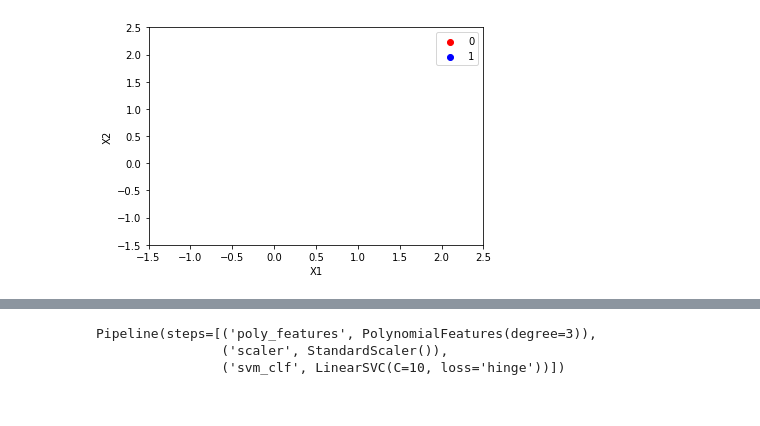
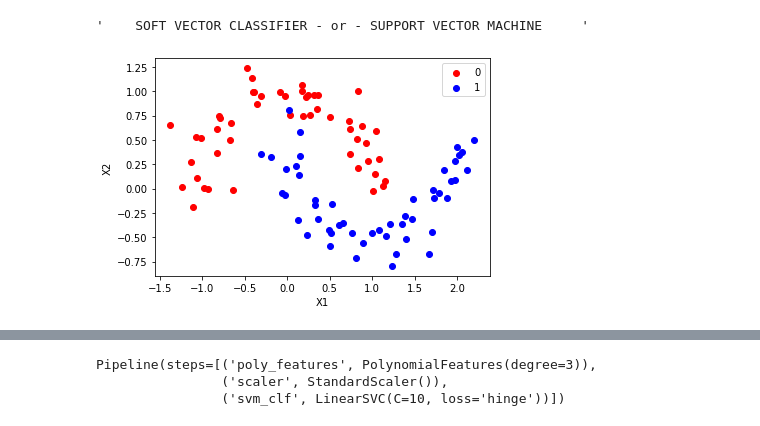
Before and after one commit to tekeuange23/ml-in-action, a Jupyter notebook: Nonlinear SVM.ipynb, the cells around one changed output, grey strips where cells are left out. Cells and saved outputs as stored; diff of their text form; code cells hidden in the pictures.

Commit message:
fixing 2D data plot

```diff
--- a/Nonlinear SVM.ipynb
+++ b/Nonlinear SVM.ipynb
@@ -1,3 +1,7 @@
+# %%
+                    '''    SOFT VECTOR CLASSIFIER - or - SUPPORT VECTOR MACHINE     '''
+# %% [output]
+'    SOFT VECTOR CLASSIFIER - or - SUPPORT VECTOR MACHINE     '
 # %%
 import pandas as pd
 from sklearn.pipeline import Pipeline
@@ -7,31 +11,30 @@ import matplotlib.pyplot as plt
 # %%
 ###################################################################################################################
 #                                   ''' Import the iris dataset '''
 ###################################################################################################################
 from sklearn.datasets import make_moons
 
 X, y = make_moons(n_samples=100, noise=0.15)
 
 df = pd.DataFrame(X, columns=['X1', 'X2'])
 df['Y'] = pd.Series(y)
 
-Xdf, ydf = df.loc[:,['X1', 'X2']], df.loc[:,['Y']]
-plt.scatter(Xdf[ydf==0]['X1'], Xdf[ydf==0]['X2'], label='0', color='red')
-plt.scatter(Xdf[ydf==1]['X1'], Xdf[ydf==1]['X2'], label='1', color='blue')
+plt.scatter(df[df['Y']==0]['X1'], df[df['Y']==0]['X2'], label='0', color='red')
+plt.scatter(df[df['Y']==1]['X1'], df[df['Y']==1]['X2'], label='1', color='blue')
 
 # Prettify the graph
 plt.legend()
 plt.xlabel('X1')
 plt.ylabel('X2')
 
-# scale
-plt.xticks([-1.5, -1, -0.5, 0, 0.5, 1, 1.5, 2, 2.5])    # changing x1 scale by own
-plt.yticks([-1.5, -1, -0.5, 0, 0.5, 1, 1.5, 2, 2.5])    # changing x2 scale by own
+# # scale
+# plt.xticks([-1.5, -1, -0.5, 0, 0.5, 1, 1.5, 2, 2.5])    # changing x1 scale by own
+# plt.yticks([-1.5, -1, -0.5, 0, 0.5, 1, 1.5, 2, 2.5])    # changing x2 scale by own
 
 # display
 plt.show()
 # %% [output]
-[figure, old version]
+[figure, new version]
 # %%
 
 # Visualizing 3-D numeric data with Scatter Plots
```
Also changed, not shown: parts of 11 cells of this notebook, 1 other file.
